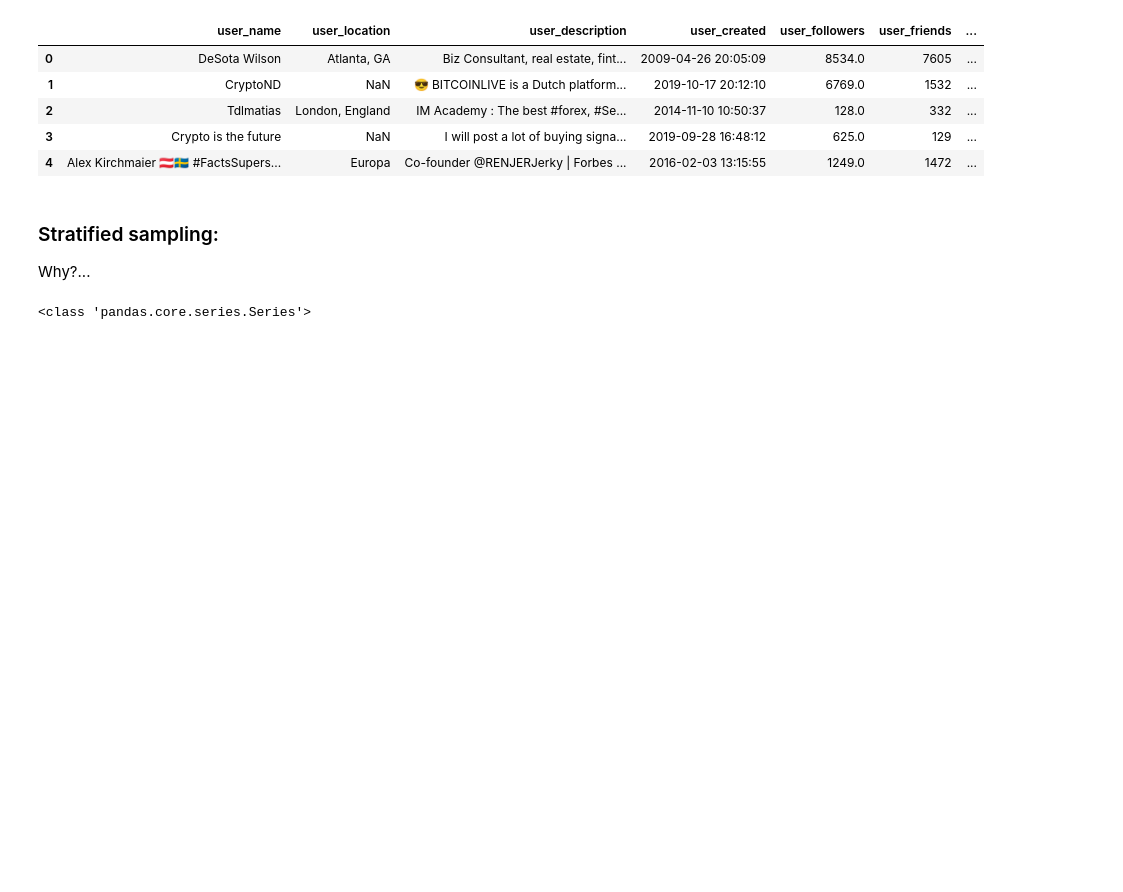
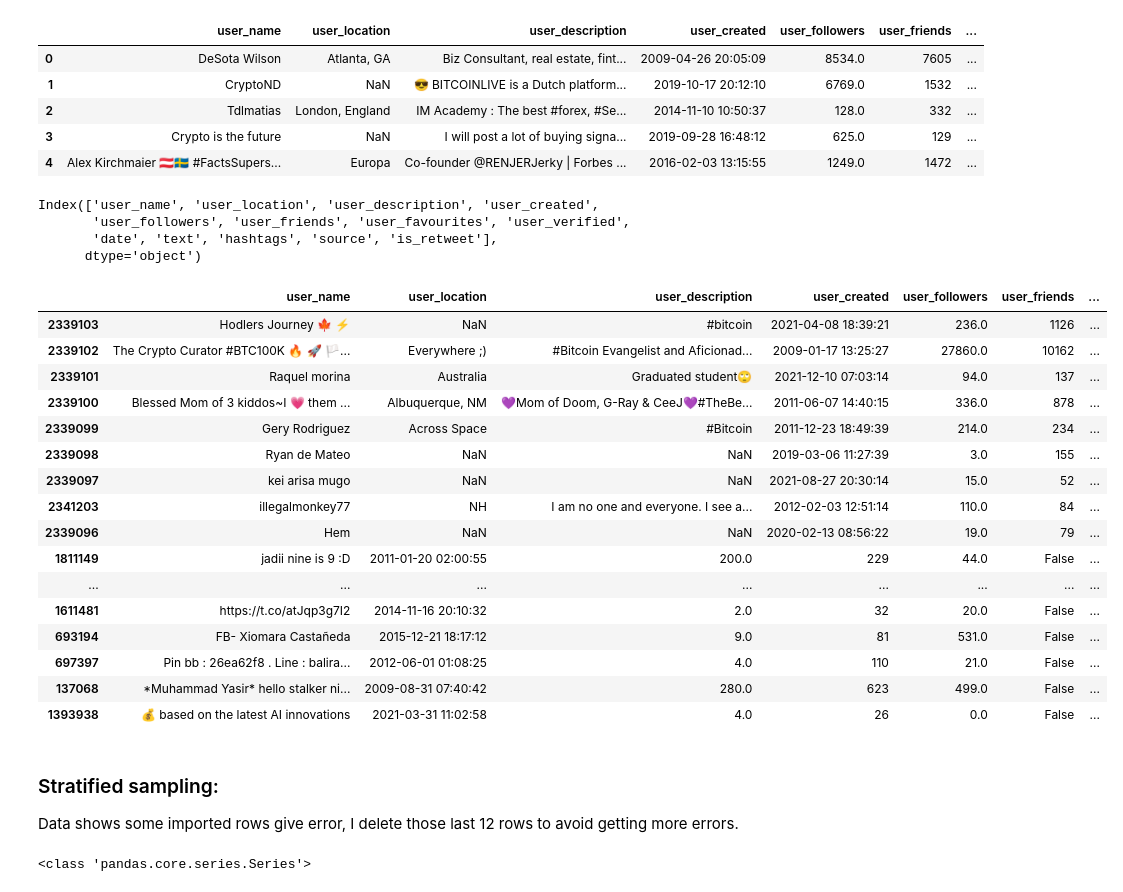
Before and after one commit to hugopobil/tfm_hugopobil, a Jupyter notebook: code/bitcoin/01_tweets_cleaning.ipynb, the cells around one changed output. Cells and saved outputs as stored; diff of their text form; code cells hidden in the pictures; blank space fills up the shorter version.

```diff
--- a/code/bitcoin/01_tweets_cleaning.ipynb
+++ b/code/bitcoin/01_tweets_cleaning.ipynb
@@ -38,10 +38,37 @@ Tweets DataFrame Final Date : 2022-03-02 16:38:11
 | 2 | Tdlmatias | London, England | IM Academy : The best #forex, #Se... | 2014-11-10 10:50:37 | 128.0 | 332 | ... |
 | 3 | Crypto is the future | NaN | I will post a lot of buying signa... | 2019-09-28 16:48:12 | 625.0 | 129 | ... |
 | 4 | Alex Kirchmaier 🇦🇹🇸🇪 #FactsSupers... | Europa | Co-founder @RENJERJerky | Forbes ... | 2016-02-03 13:15:55 | 1249.0 | 1472 | ... |
-# %% [markdown]
-### Stratified sampling:
-
-Why?...
+# %%
+tweets.columns
+# %% [output]
+Index(['user_name', 'user_location', 'user_description', 'user_created',
+       'user_followers', 'user_friends', 'user_favourites', 'user_verified',
+       'date', 'text', 'hashtags', 'source', 'is_retweet'],
+      dtype='object')
+# %%
+tweets.sort_values(by = 'date').tail(20)
+# %% [output]
+|  | user_name | user_location | user_description | user_created | user_followers | user_friends | ... |
+| 2339103 | Hodlers Journey 🍁 ⚡️ | NaN | #bitcoin | 2021-04-08 18:39:21 | 236.0 | 1126 | ... |
+| 2339102 | The Crypto Curator #BTC100K 🔥 🚀 🏳... | Everywhere ;) | #Bitcoin Evangelist and Aficionad... | 2009-01-17 13:25:27 | 27860.0 | 10162 | ... |
+| 2339101 | Raquel morina | Australia | Graduated student🙄 | 2021-12-10 07:03:14 | 94.0 | 137 | ... |
+| 2339100 | Blessed Mom of 3 kiddos~I 💗 them ... | Albuquerque, NM | 💜Mom of Doom, G-Ray & CeeJ💜#TheBe... | 2011-06-07 14:40:15 | 336.0 | 878 | ... |
+| 2339099 | Gery Rodriguez | Across Space | #Bitcoin | 2011-12-23 18:49:39 | 214.0 | 234 | ... |
+| 2339098 | Ryan de Mateo | NaN | NaN | 2019-03-06 11:27:39 | 3.0 | 155 | ... |
+| 2339097 | kei arisa mugo | NaN | NaN | 2021-08-27 20:30:14 | 15.0 | 52 | ... |
+| 2341203 | illegalmonkey77 | NH | I am no one and everyone. I see a... | 2012-02-03 12:51:14 | 110.0 | 84 | ... |
+| 2339096 | Hem | NaN | NaN | 2020-02-13 08:56:22 | 19.0 | 79 | ... |
+| 1811149 | jadii nine is 9 :D | 2011-01-20 02:00:55 | 200.0 | 229 | 44.0 | False | ... |
+| ... | ... | ... | ... | ... | ... | ... | ... |
+| 1611481 | https://t.co/atJqp3g7I2 | 2014-11-16 20:10:32 | 2.0 | 32 | 20.0 | False | ... |
+| 693194 | FB- Xiomara Castañeda | 2015-12-21 18:17:12 | 9.0 | 81 | 531.0 | False | ... |
+| 697397 | Pin bb : 26ea62f8 . Line : balira... | 2012-06-01 01:08:25 | 4.0 | 110 | 21.0 | False | ... |
+| 137068 | *Muhammad Yasir* hello stalker ni... | 2009-08-31 07:40:42 | 280.0 | 623 | 499.0 | False | ... |
+| 1393938 | 💰 based on the latest AI innovations | 2021-03-31 11:02:58 | 4.0 | 26 | 0.0 | False | ... |
+# %% [markdown]
+### Stratified sampling:
+
+Data shows some imported rows give error, I delete those last 12 rows to avoid getting more errors.
 # %%
 print(type(tweets.date))
 tweets = tweets.sort_values(by = 'date')
```
Also changed, not shown: parts of 3 cells of this notebook, 5 other files.
